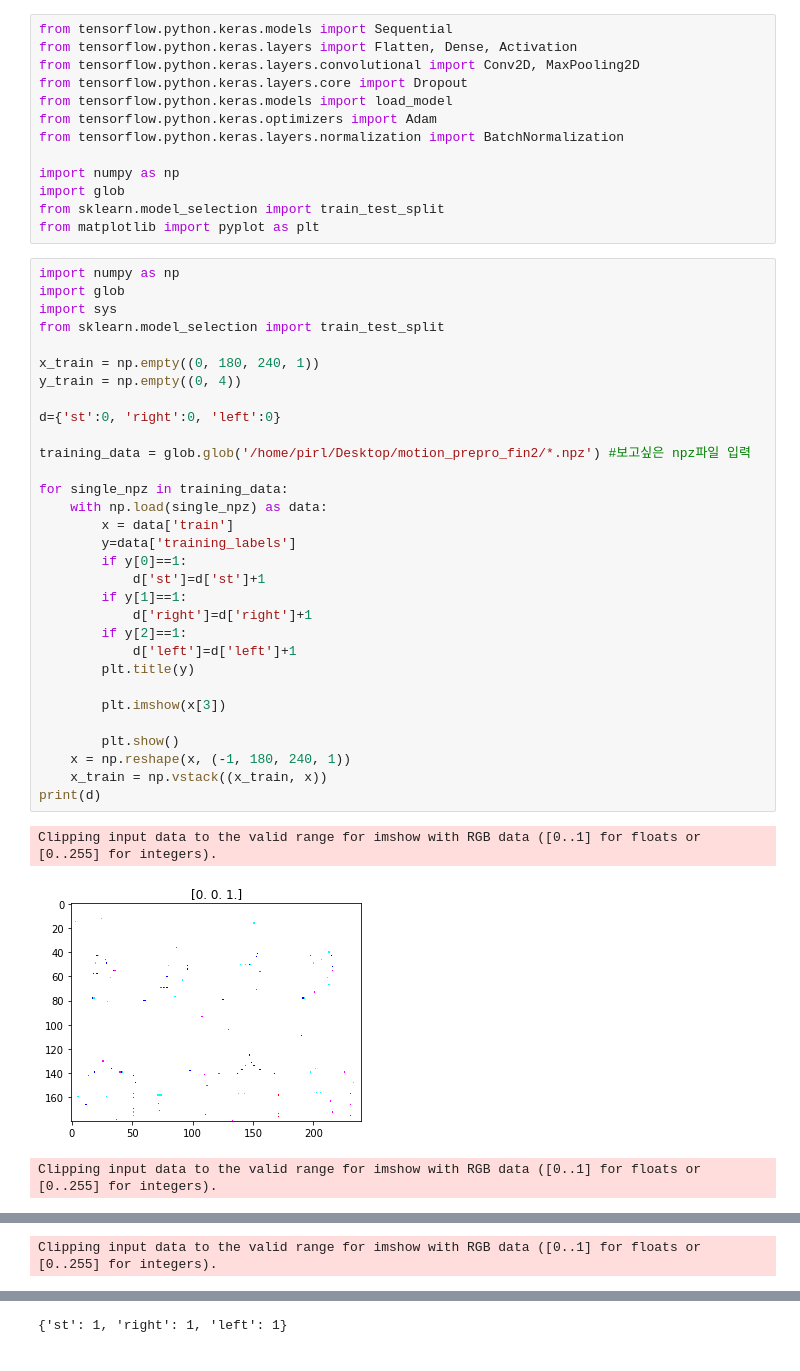
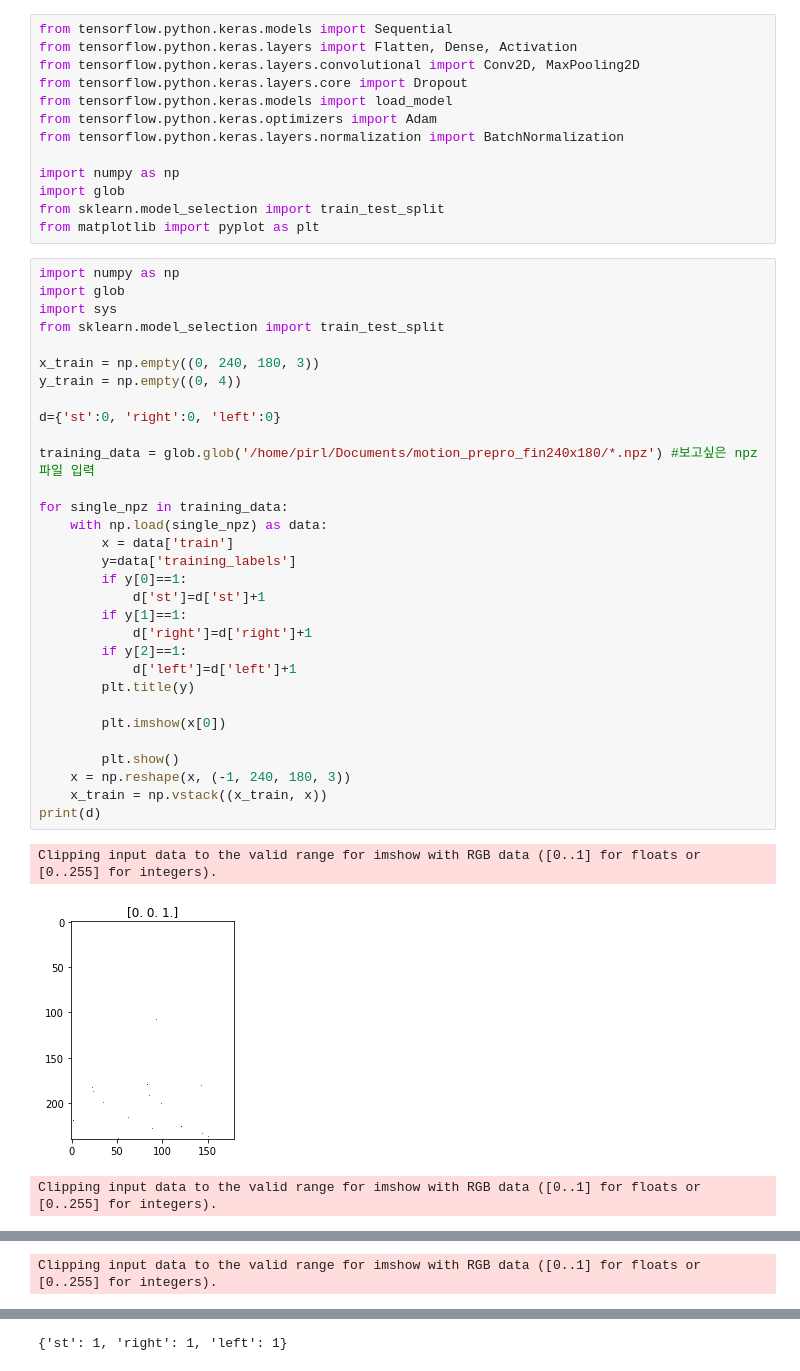
Before and after one commit to A1-PONATA/Hayoung, a Jupyter notebook: imgPreprocessing/npz2jpg.ipynb, the cells around one changed output, grey strips where cells are left out. Drawn from its saved outputs; the diff is of its cells as text.

Commit message:
convert npz to image

```diff
--- a/imgPreprocessing/npz2jpg.ipynb
+++ b/imgPreprocessing/npz2jpg.ipynb
@@ -14,35 +14,35 @@ from matplotlib import pyplot as plt
 # %%
 import numpy as np
 import glob
 import sys
 from sklearn.model_selection import train_test_split
 
-x_train = np.empty((0, 180, 240, 1))
+x_train = np.empty((0, 240, 180, 3))
 y_train = np.empty((0, 4))
 
 d={'st':0, 'right':0, 'left':0}
 
-training_data = glob.glob('/home/pirl/Desktop/motion_prepro_fin2/*.npz') #보고싶은 npz파일 입력
+training_data = glob.glob('/home/pirl/Documents/motion_prepro_fin240x180/*.npz') #보고싶은 npz파일 입력
 
 for single_npz in training_data:
     with np.load(single_npz) as data:
         x = data['train']
         y=data['training_labels']
         if y[0]==1:
             d['st']=d['st']+1
         if y[1]==1:
             d['right']=d['right']+1
         if y[2]==1:
             d['left']=d['left']+1
         plt.title(y)
 
-        plt.imshow(x[3])
+        plt.imshow(x[0])
 
         plt.show()
-    x = np.reshape(x, (-1, 180, 240, 1))
+    x = np.reshape(x, (-1, 240, 180, 3))
     x_train = np.vstack((x_train, x))
 print(d)
 # %% [output]
 Clipping input data to the valid range for imshow with RGB data ([0..1] for floats or [0..255] for integers).
-[figure, old version]
+[figure, new version]
 Clipping input data to the valid range for imshow with RGB data ([0..1] for floats or [0..255] for integers).
```
Also changed, not shown: parts of 8 cells of this notebook, 6 other files.
